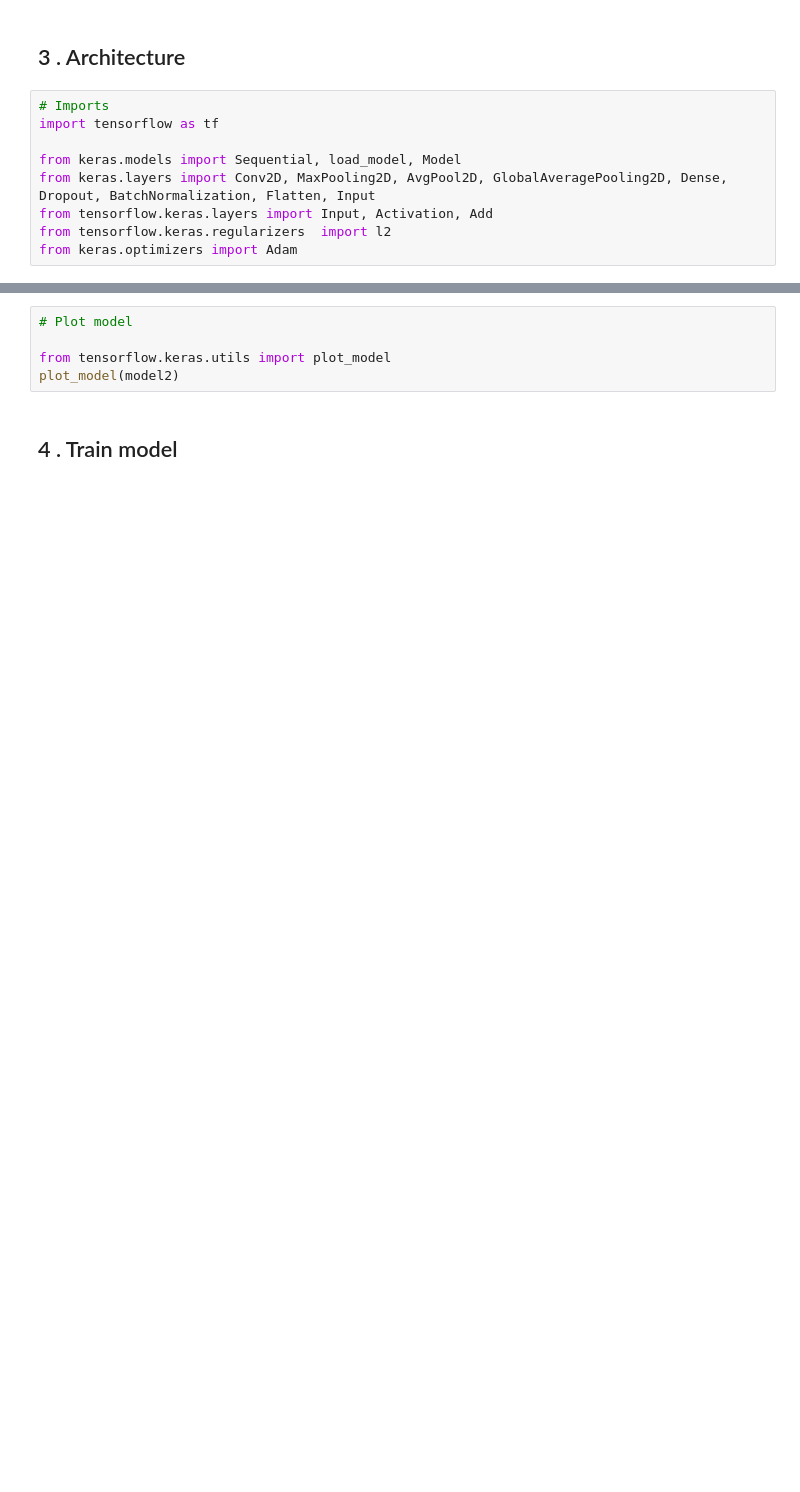
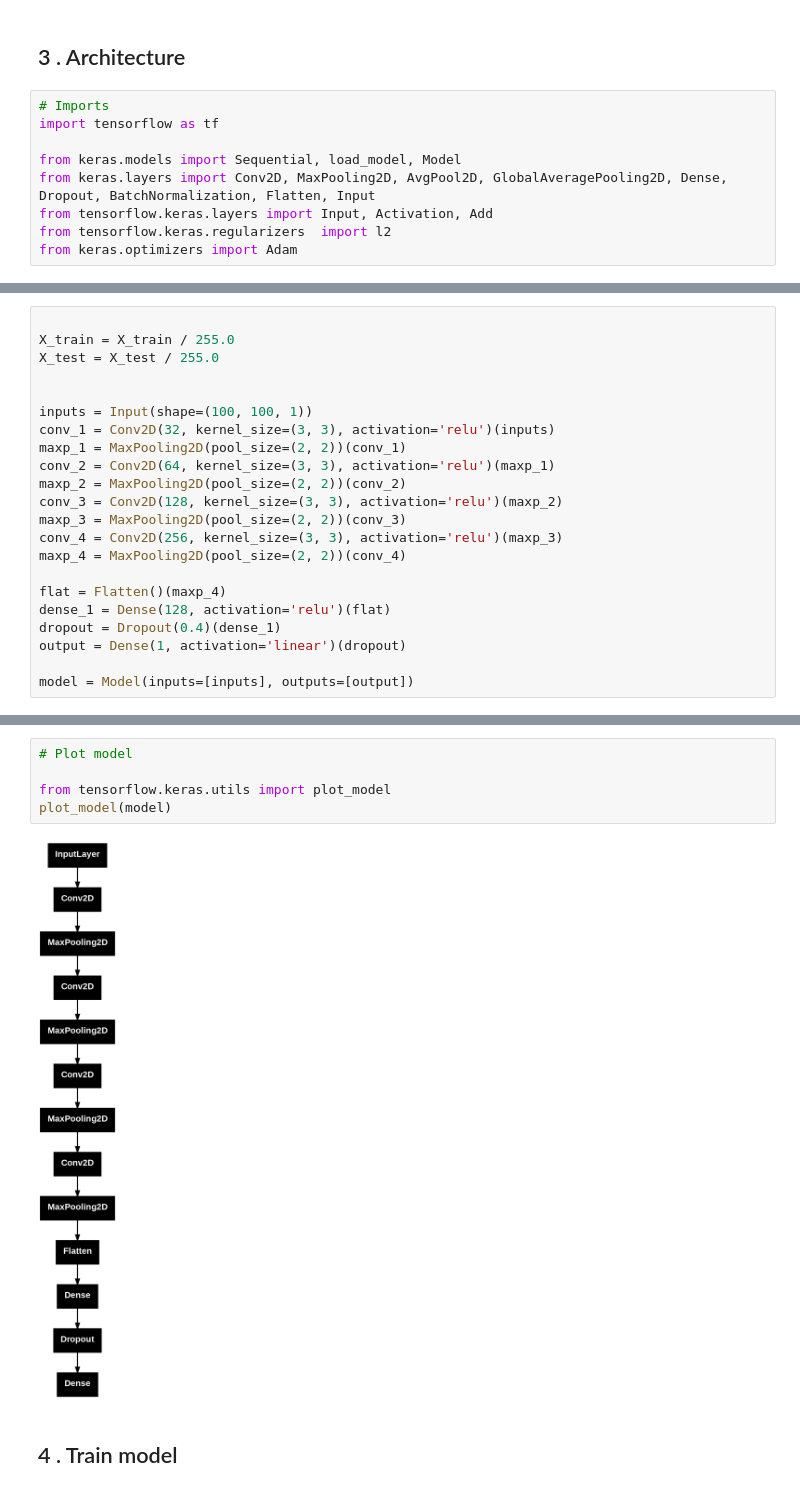
Before and after one commit to JagoOgaj/SAE_S5, a Jupyter notebook: model/model.ipynb, the cells around one changed output, grey strips where cells are left out. Drawn from its saved outputs; the diff is of its cells as text; blank space fills up the shorter version.

```diff
--- a/model/model.ipynb
+++ b/model/model.ipynb
@@ -784,3 +778,25 @@ model2.add(Dense(1, activation='relu'))
+# %%
+
+X_train = X_train / 255.0
+X_test = X_test / 255.0
+
+
+inputs = Input(shape=(100, 100, 1))
+conv_1 = Conv2D(32, kernel_size=(3, 3), activation='relu')(inputs)
+maxp_1 = MaxPooling2D(pool_size=(2, 2))(conv_1)
+conv_2 = Conv2D(64, kernel_size=(3, 3), activation='relu')(maxp_1)
+maxp_2 = MaxPooling2D(pool_size=(2, 2))(conv_2)
+conv_3 = Conv2D(128, kernel_size=(3, 3), activation='relu')(maxp_2)
+maxp_3 = MaxPooling2D(pool_size=(2, 2))(conv_3)
+conv_4 = Conv2D(256, kernel_size=(3, 3), activation='relu')(maxp_3)
+maxp_4 = MaxPooling2D(pool_size=(2, 2))(conv_4)
+
+flat = Flatten()(maxp_4)
+dense_1 = Dense(128, activation='relu')(flat)
+dropout = Dropout(0.4)(dense_1)
+output = Dense(1, activation='linear')(dropout)
+
+model = Model(inputs=[inputs], outputs=[output])
 # %%
 # Compile model
 
@@ -814,7 +830,9 @@ Model: "sequential"
 # %%
 # Plot model
 
 from tensorflow.keras.utils import plot_model
-plot_model(model2)
+plot_model(model)
+# %% [output]
+[figure, added]
 # %% [markdown]
 ## 4 . Train model
```
Also changed, not shown: parts of 26 cells of this notebook.
